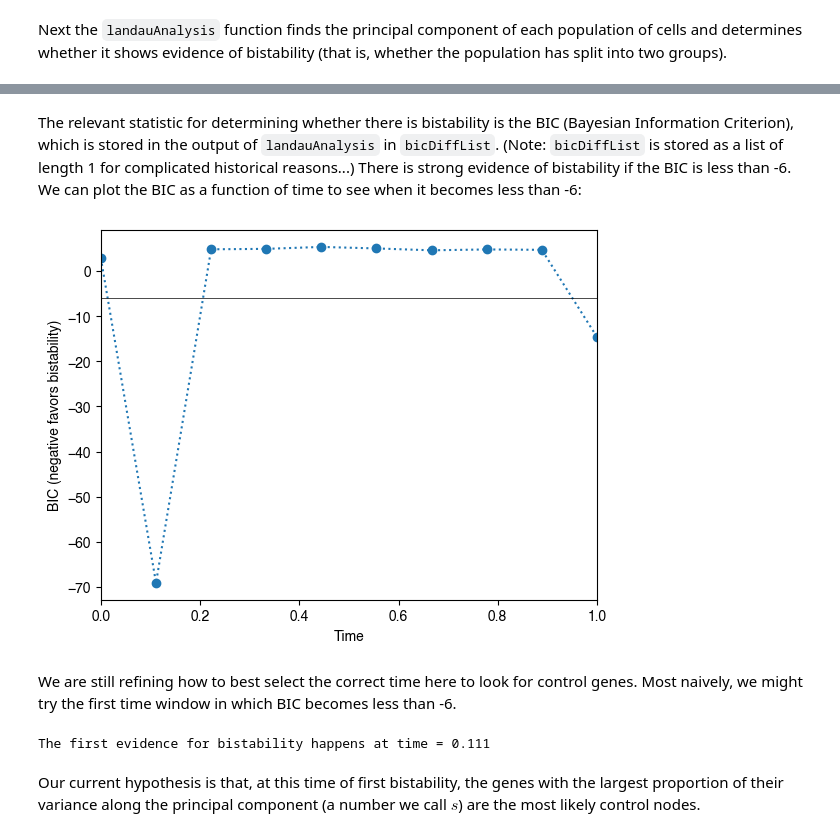
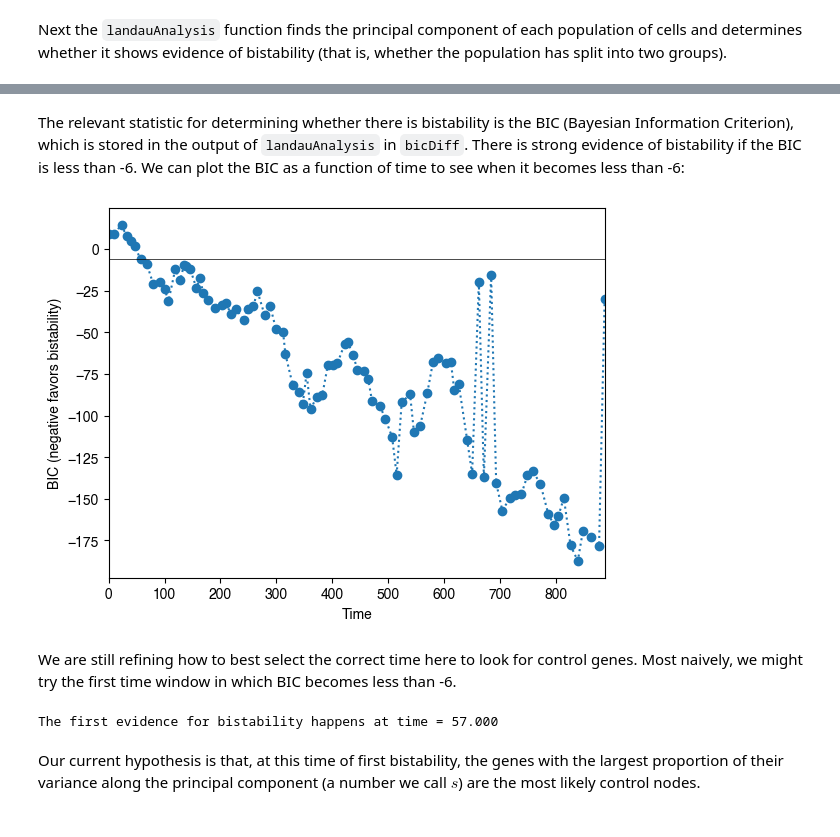
Before and after one commit to Collective-Logic-Lab/Synthetic-RNA-maps, a Jupyter notebook: example-landau-fit-for-bool-ode-data.ipynb, the cells around one changed output, grey strips where cells are left out. Cells and saved outputs as stored; diff of their text form; code cells hidden in the pictures.

```diff
--- a/example-landau-fit-for-bool-ode-data.ipynb
+++ b/example-landau-fit-for-bool-ode-data.ipynb
@@ -76,16 +122,25 @@ For the analysis, we want to split the cells into sub-populations that all have
 # %%
 # set up a series of time windows
+cells_to_use_list = []
 
-Nwindows = 10 #20
-landauDataList = []
-cells_to_use_list = []
-t_min_list = np.linspace(0,1,Nwindows)
-delta_t = t_min_list[1] - t_min_list[0]
+# use fixed number of windows of equal width in time
+# Nwindows = 50 #30 #20 #10
+# t_min_list = np.linspace(0,1,Nwindows)
+# delta_t = t_min_list[1] - t_min_list[0]
+# for t_min in t_min_list:
+#     # restrict to varying time window
+#     t_max = t_min+delta_t
+#     cells_to_use = (times >= t_min) & (times < t_max)
+#     cells_to_use_list.append(cells_to_use)
 
-for t_min in t_min_list:
-    # restrict to varying time window
-    t_max = t_min+delta_t
-    cells_to_use = (times >= t_min) & (times < t_max)
-    cells_to_use_list.append(cells_to_use)
+# use groups of cells with fixed size
+cellsPerGroup = 100 #20
+deltaCells = 10 # number of cells to move between groups (e.g. deltaCells=cellsPerGroup gives non-overlapping groups)
+numGroups = int(np.floor((len(times)-cellsPerGroup)/deltaCells))
+t_min_list = []
+for i in range(numGroups):
+    times_to_use = times.sort_values()[deltaCells*i:(deltaCells*i+cellsPerGroup)]
+    cells_to_use_list.append(list(times_to_use.index))
+    t_min_list.append(min(times_to_use))
 # %%
 plt.figure(figsize=(5,2))
@@ -97,7 +155,7 @@ plt.ylabel('Number of cells in window');
 # %% [markdown]
 Next the `landauAnalysis` function finds the principal component of each population of cells and determines whether it shows evidence of bistability (that is, whether the population has split into two groups).
 # %%
-#landauDataList = []
+landauDataList = []
 for cells_to_use in tqdm(cells_to_use_list):
-    landauData = landauAnalysis.landauAnalysis(expression[cells_to_use])
+    landauData = landauAnalysis.landauAnalysis(expression.loc[cells_to_use])
     landauDataList.append(landauData)
@@ -104,21 +228,22 @@ for cells_to_use in tqdm(cells_to_use_list):
 # %% [markdown]
-The relevant statistic for determining whether there is bistability is the BIC (Bayesian Information Criterion), which is stored in the output of `landauAnalysis` in `bicDiffList`.  (Note: `bicDiffList` is stored as a list of length 1 for complicated historical reasons...)  There is strong evidence of bistability if the BIC is less than -6.  We can plot the BIC as a function of time to see when it becomes less than -6:
+The relevant statistic for determining whether there is bistability is the BIC (Bayesian Information Criterion), which is stored in the output of `landauAnalysis` in `bicDiff`.  There is strong evidence of bistability if the BIC is less than -6.  We can plot the BIC as a function of time to see when it becomes less than -6:
 # %%
-plt.plot(t_min_list,[data['bicDiffList'][0] for data in landauDataList],'o:')
-tmin,tmax = 0,1
+# 240123 smaller timestep
+plt.plot(t_min_list,[data['bicDiff'] for data in landauDataList],'o:')
+tmin,tmax = 0,max(t_min_list)
 plt.hlines(-6,tmin,tmax,color='k',lw=0.5) # plot horizontal line at -6
 plt.axis(xmin=tmin,xmax=tmax)
 plt.xlabel('Time')
 plt.ylabel('BIC (negative favors bistability)');
 # %% [output]
-[figure, old version]
+[figure, new version]
 # %% [markdown]
 We are still refining how to best select the correct time here to look for control genes.  Most naively, we might try the first time window in which BIC becomes less than -6.
 # %%
-first_bistable_time_index = [data['bicDiffList'][0] < -6 for data in landauDataList].index(True)
+first_bistable_time_index = [data['bicDiff'] < -6 for data in landauDataList].index(True)
 print("The first evidence for bistability happens at time = {:.3f}".format(t_min_list[first_bistable_time_index]))
 # %% [output]
-The first evidence for bistability happens at time = 0.111
+The first evidence for bistability happens at time = 57.000
 # %% [markdown]
 Our current hypothesis is that, at this time of first bistability, the genes with the largest proportion of their variance along the principal component (a number we call $s$) are the most likely control nodes.
 # %%
```
Also changed, not shown: parts of 37 cells of this notebook, 1 other file.
